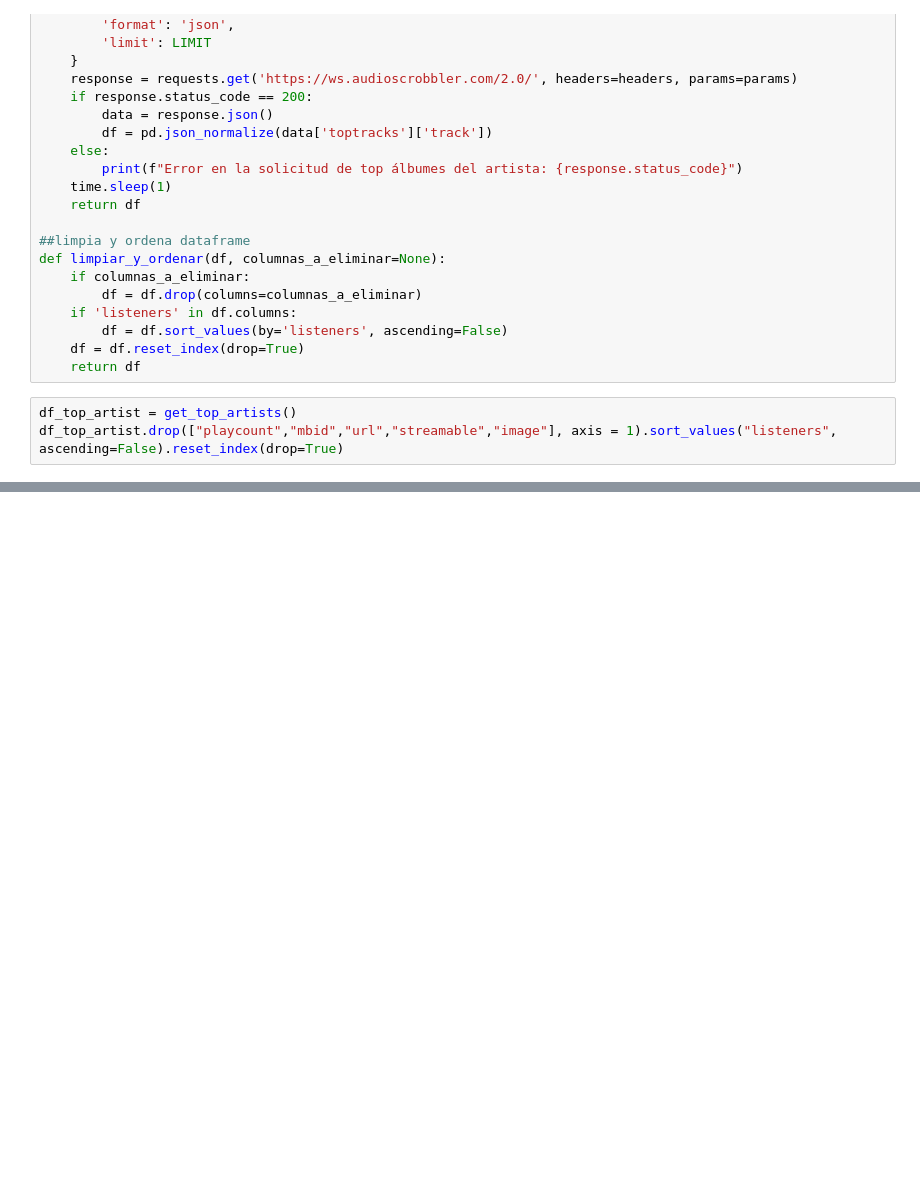
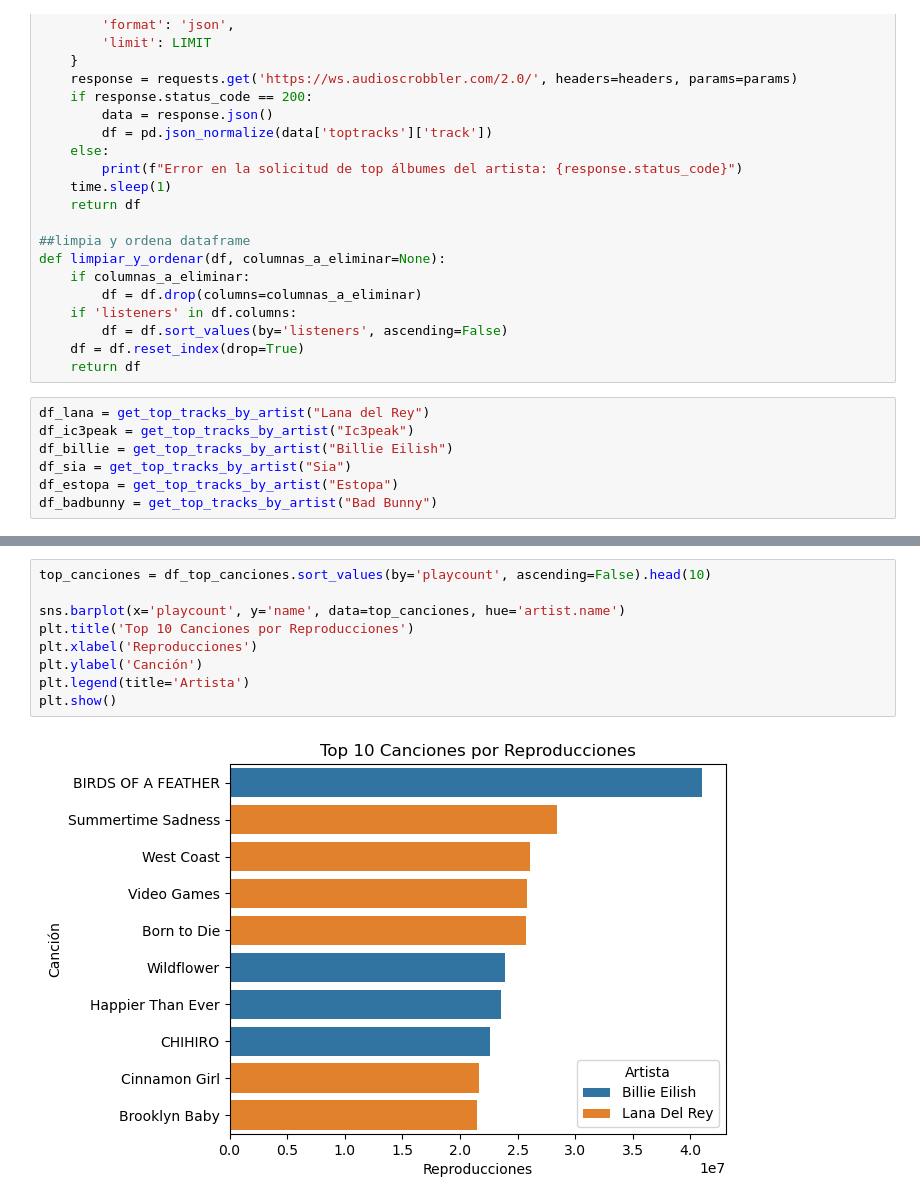
Before and after one commit to SfromtheAbyss/API_music, a Jupyter notebook: API_LASTFM_SORROW.ipynb, the cells around one changed output, grey strips where cells are left out. Saved outputs shown, nothing was run; the diff lists cells and outputs as text; blank space fills up the shorter version.

```diff
--- a/API_LASTFM_SORROW.ipynb
+++ b/API_LASTFM_SORROW.ipynb
@@ -98,6 +98,10 @@ def limpiar_y_ordenar(df, columnas_a_eliminar=None):
     df = df.reset_index(drop=True)
     return df
 # %%
-df_top_artist = get_top_artists()
-df_top_artist.drop(["playcount","mbid","url","streamable","image"], axis = 1).sort_values("listeners", ascending=False).reset_index(drop=True)
+df_lana = get_top_tracks_by_artist("Lana del Rey")
+df_ic3peak = get_top_tracks_by_artist("Ic3peak")
+df_billie = get_top_tracks_by_artist("Billie Eilish")
+df_sia = get_top_tracks_by_artist("Sia")
+df_estopa = get_top_tracks_by_artist("Estopa")
+df_badbunny = get_top_tracks_by_artist("Bad Bunny")
 # %%
@@ -110,0 +159,11 @@ get_top_tracks_by_artist("Lana del Rey")
+# %%
+top_canciones = df_top_canciones.sort_values(by='playcount', ascending=False).head(10)
+
+sns.barplot(x='playcount', y='name', data=top_canciones, hue='artist.name')
+plt.title('Top 10 Canciones por Reproducciones')
+plt.xlabel('Reproducciones')
+plt.ylabel('Canción')
+plt.legend(title='Artista')
+plt.show()
+# %% [output]
+[figure, added]
```
Also changed, not shown: parts of 12 cells of this notebook.
